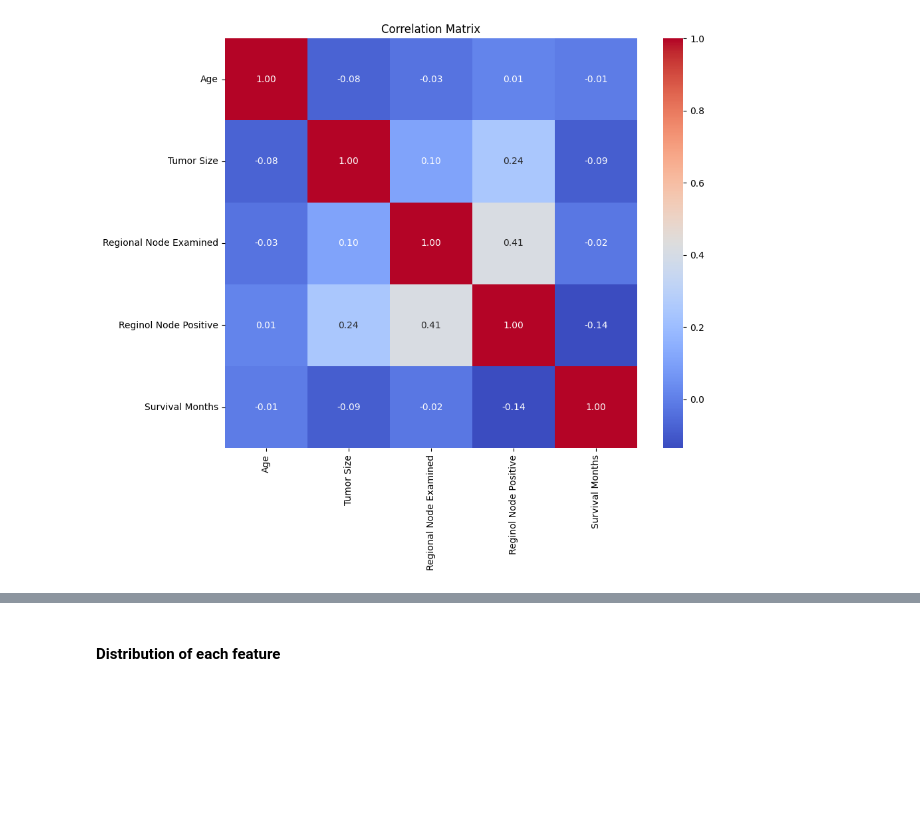
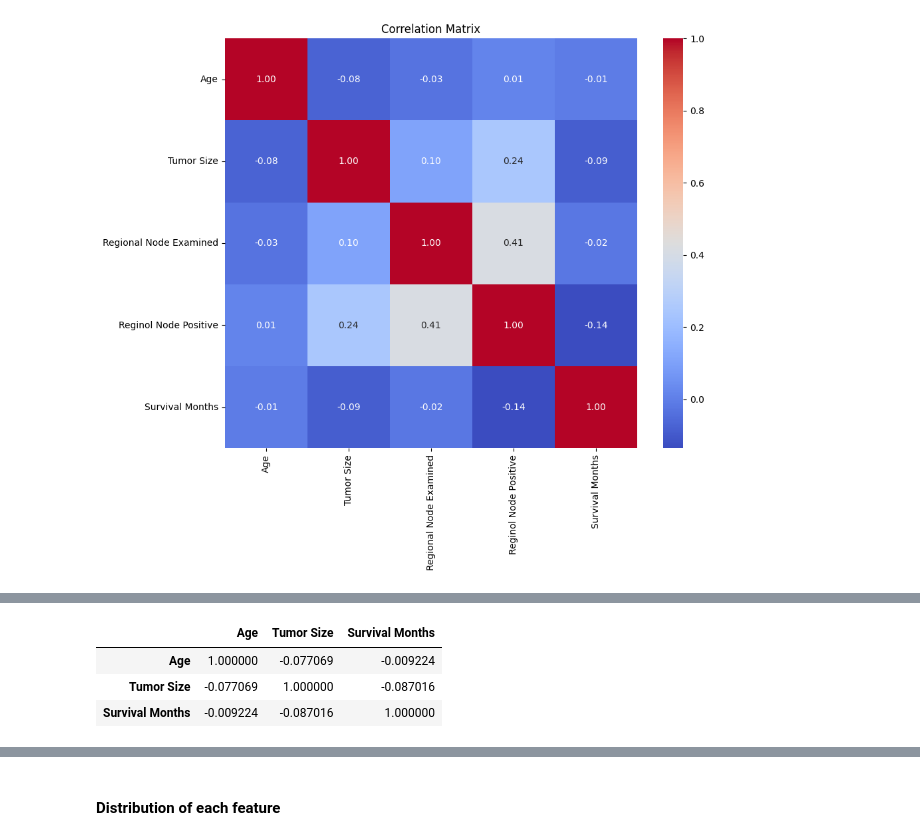
Before and after one commit to lyhengchhen/breast_cancer_detection, a Jupyter notebook: src/eda.ipynb, the cells around one changed output, grey strips where cells are left out. Saved outputs shown, nothing was run; the diff lists cells and outputs as text; code cells hidden in the pictures; blank space fills up the shorter version.

```diff
--- a/src/eda.ipynb
+++ b/src/eda.ipynb
@@ -198,0 +247,7 @@ ModuleNotFoundError: No module named 'statsmodels'
+# %%
+df[['Age', 'Tumor Size', 'Survival Months']].corr()
+# %% [output]
+|  | Age | Tumor Size | Survival Months |
+| Age | 1.000000 | -0.077069 | -0.009224 |
+| Tumor Size | -0.077069 | 1.000000 | -0.087016 |
+| Survival Months | -0.009224 | -0.087016 | 1.000000 |
```
Also changed, not shown: parts of 19 cells of this notebook, 1 other file.
